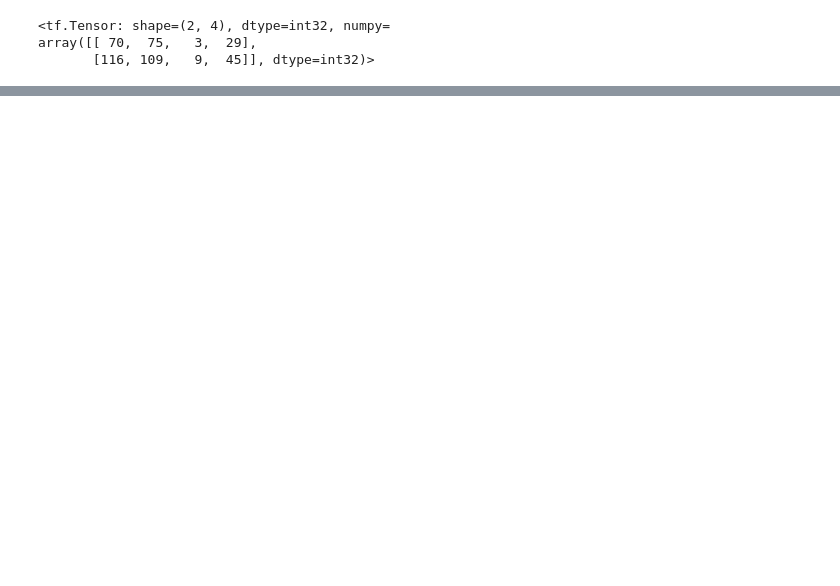
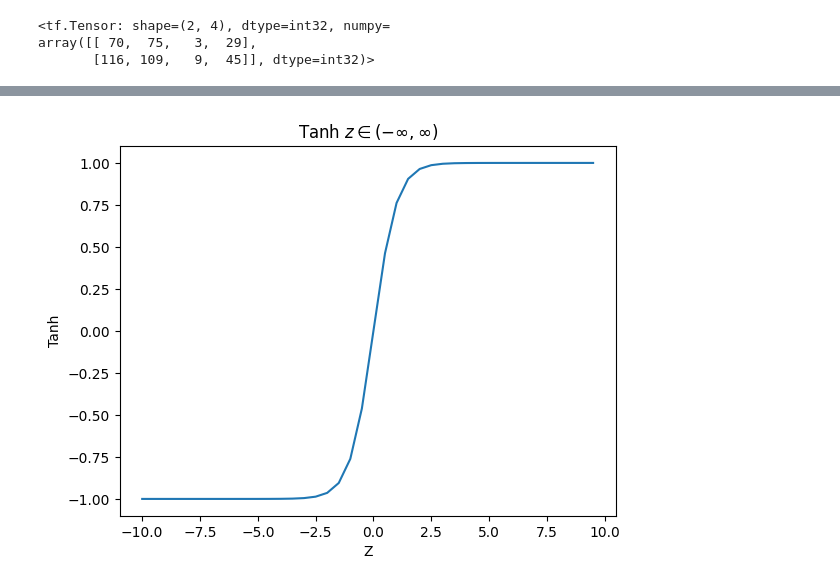
Before and after one commit to TulioInoue/datascience-study, a Jupyter notebook: cases/tensorflow/tensorflow.ipynb, the cells around one changed output, grey strips where cells are left out. Cells and saved outputs as stored; diff of their text form; code cells hidden in the pictures; blank space fills up the shorter version.

```diff
--- a/cases/tensorflow/tensorflow.ipynb
+++ b/cases/tensorflow/tensorflow.ipynb
@@ -30,0 +151,11 @@ array([[6, 4, 0],
+# %%
+fig, ax = plt.subplots()
+
+ax.plot(tensor, tf.nn.tanh(tensor))
+ax.set_title("Tanh $z \in (-\infty, \infty)$")
+ax.set_xlabel("Z")
+ax.set_ylabel("Tanh")
+
+plt.show()
+# %% [output]
+[figure, added]
```
Also changed, not shown: parts of 33 cells of this notebook, 2 other files.
